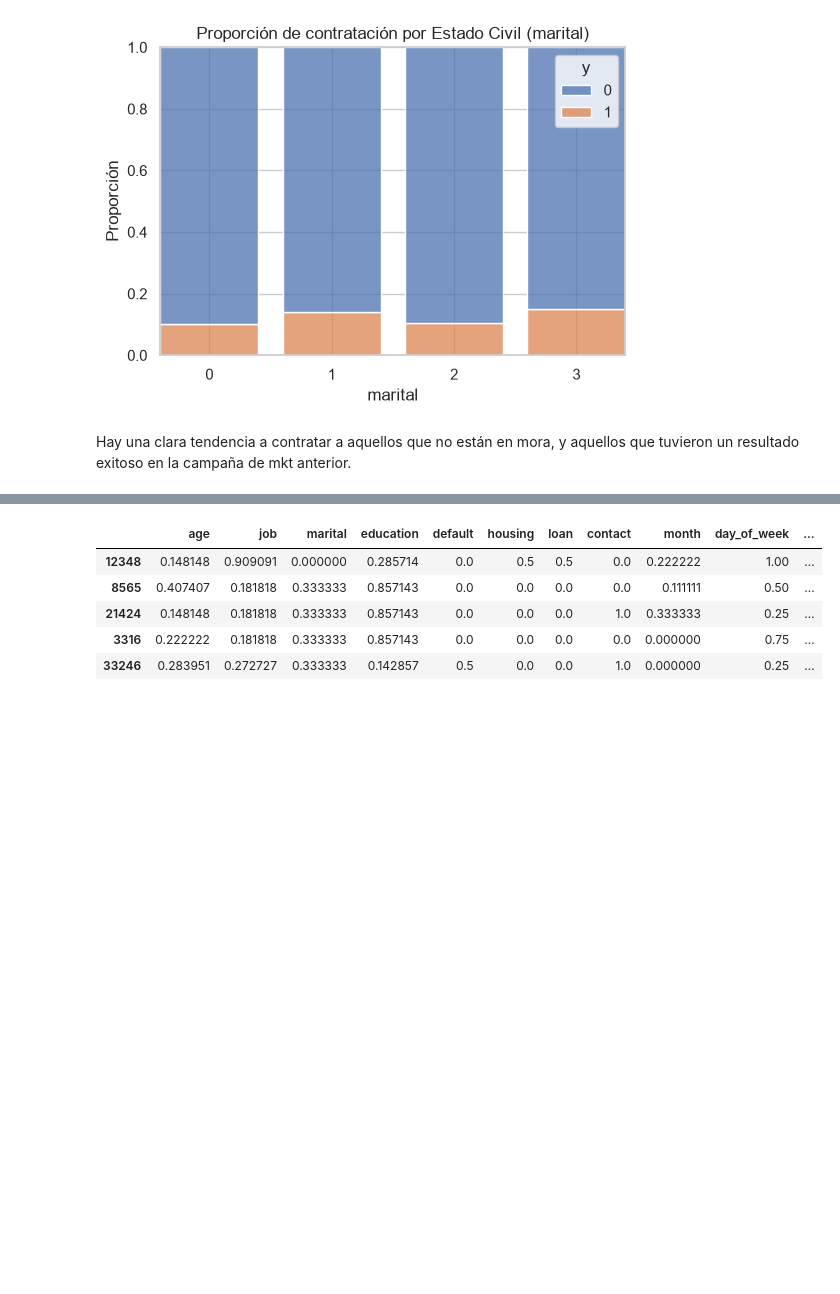
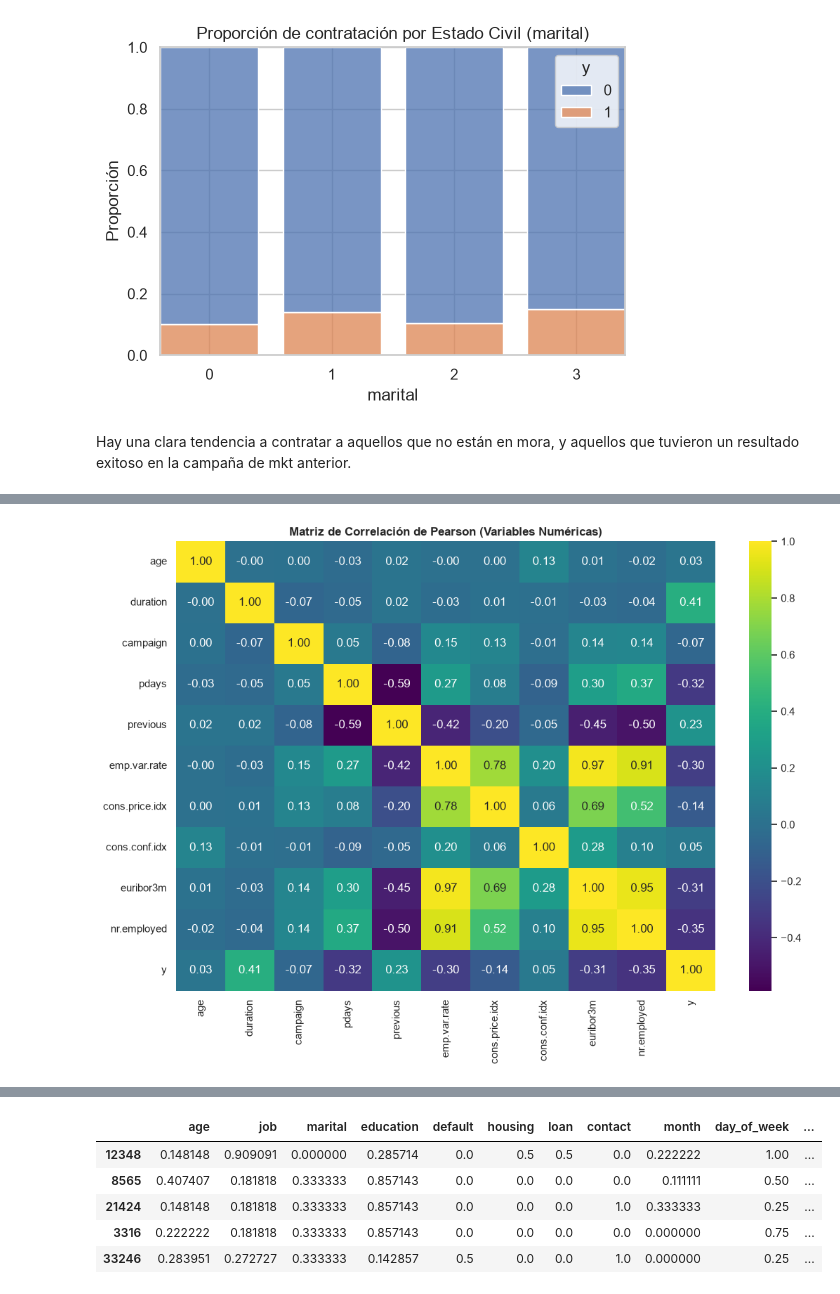
Before and after one commit to Brenda-Carloni/regresion_logistica_bren, a Jupyter notebook: src/explore.ipynb, the cells around one changed output, grey strips where cells are left out. Cells and saved outputs as stored; diff of their text form; code cells hidden in the pictures; blank space fills up the shorter version.

```diff
--- a/src/explore.ipynb
+++ b/src/explore.ipynb
@@ -713,0 +722,31 @@ Hay una clara tendencia a contratar a aquellos que no están en mora, y aquellos
+# %%
+# Selección de todas las variables numéricas del dataset
+cols_num = [
+    "age",
+    "duration",
+    "campaign",
+    "pdays",
+    "previous",
+    "emp.var.rate",
+    "cons.price.idx",
+    "cons.conf.idx",
+    "euribor3m",
+    "nr.employed",
+    "y"  # Variable objetivo
+]
+
+# Configuración de la figura y el heatmap
+fig, ax = plt.subplots(figsize=(11, 8))
+sns.heatmap(
+    df[cols_num].corr(method="pearson"),
+    annot=True,
+    fmt=".2f",
+    cmap="viridis",
+    ax=ax
+)
+
+plt.title("Matriz de Correlación de Pearson (Variables Numéricas)", fontsize=12, fontweight='bold')
+plt.tight_layout()
+plt.show()
+# %% [output]
+[figure, added]
```
Also changed, not shown: parts of 2 cells of this notebook.
